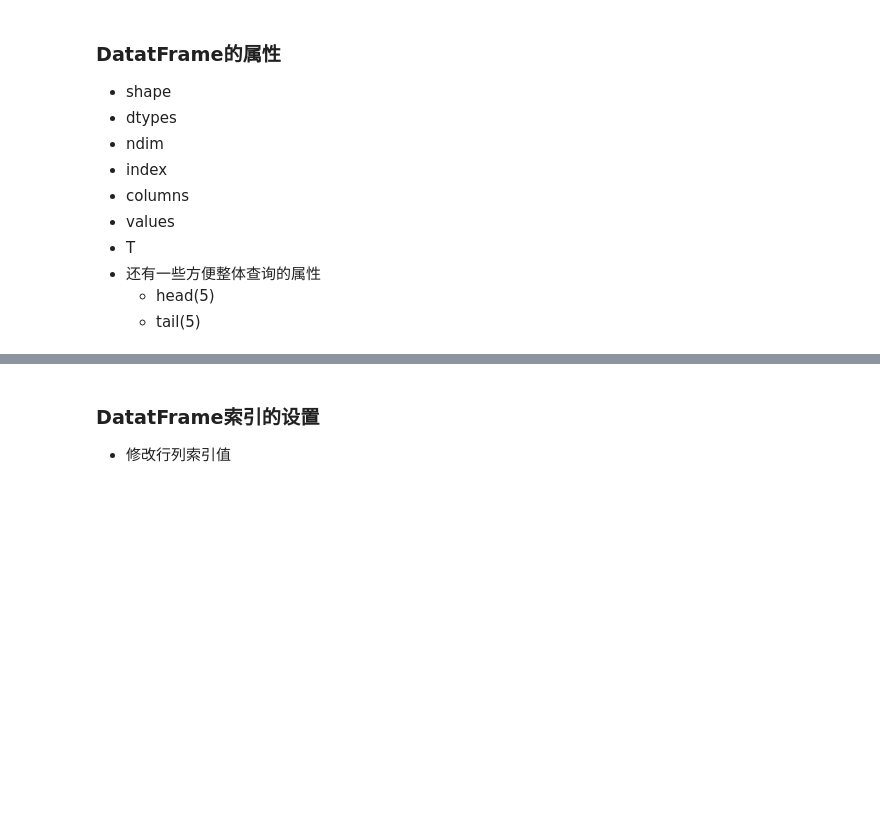
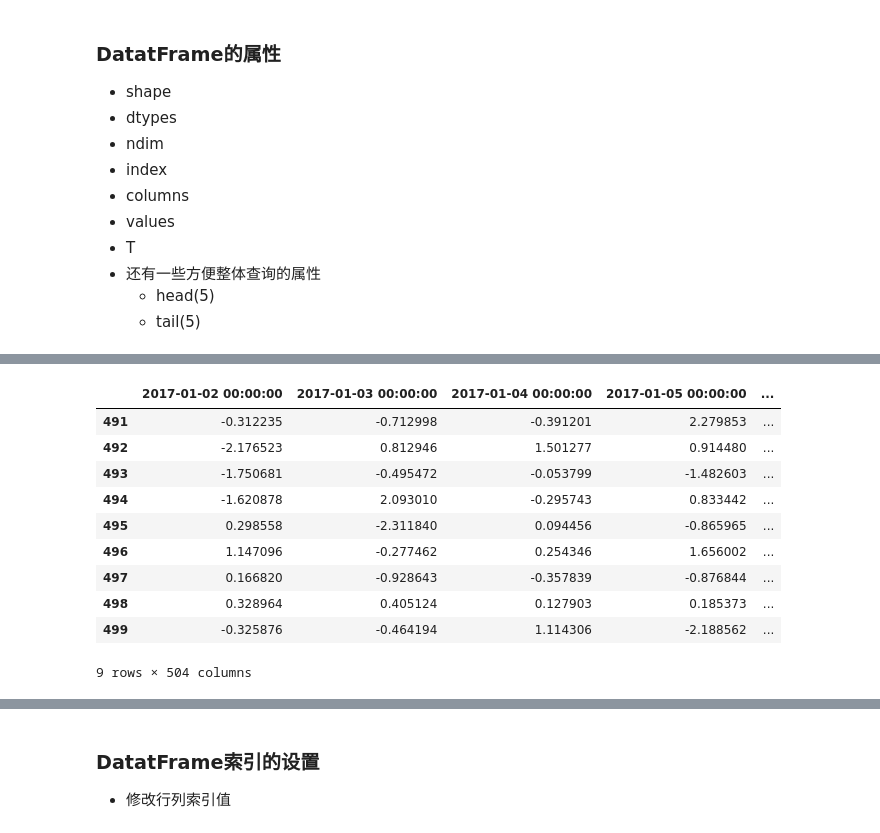
Before and after one commit to lzc978/My_MachineLearning, a Jupyter notebook: Jupyter Notebook Sklearn_MLAlgorithm/pandas_train.ipynb, the cells around one changed output, grey strips where cells are left out. Saved outputs shown, nothing was run; the diff lists cells and outputs as text; code cells hidden in the pictures; blank space fills up the shorter version.

```diff
--- a/Jupyter Notebook Sklearn_MLAlgorithm/pandas_train.ipynb
+++ b/Jupyter Notebook Sklearn_MLAlgorithm/pandas_train.ipynb
@@ -139,0 +229,14 @@ data
+# %%
+data.tail(9)
+# %% [output]
+|  | 2017-01-02 00:00:00 | 2017-01-03 00:00:00 | 2017-01-04 00:00:00 | 2017-01-05 00:00:00 | ... |
+| 491 | -0.312235 | -0.712998 | -0.391201 | 2.279853 | ... |
+| 492 | -2.176523 | 0.812946 | 1.501277 | 0.914480 | ... |
+| 493 | -1.750681 | -0.495472 | -0.053799 | -1.482603 | ... |
+| 494 | -1.620878 | 2.093010 | -0.295743 | 0.833442 | ... |
+| 495 | 0.298558 | -2.311840 | 0.094456 | -0.865965 | ... |
+| 496 | 1.147096 | -0.277462 | 0.254346 | 1.656002 | ... |
+| 497 | 0.166820 | -0.928643 | -0.357839 | -0.876844 | ... |
+| 498 | 0.328964 | 0.405124 | 0.127903 | 0.185373 | ... |
+| 499 | -0.325876 | -0.464194 | 1.114306 | -2.188562 | ... |
+9 rows × 504 columns
```
Also changed, not shown: parts of 21 cells of this notebook.
